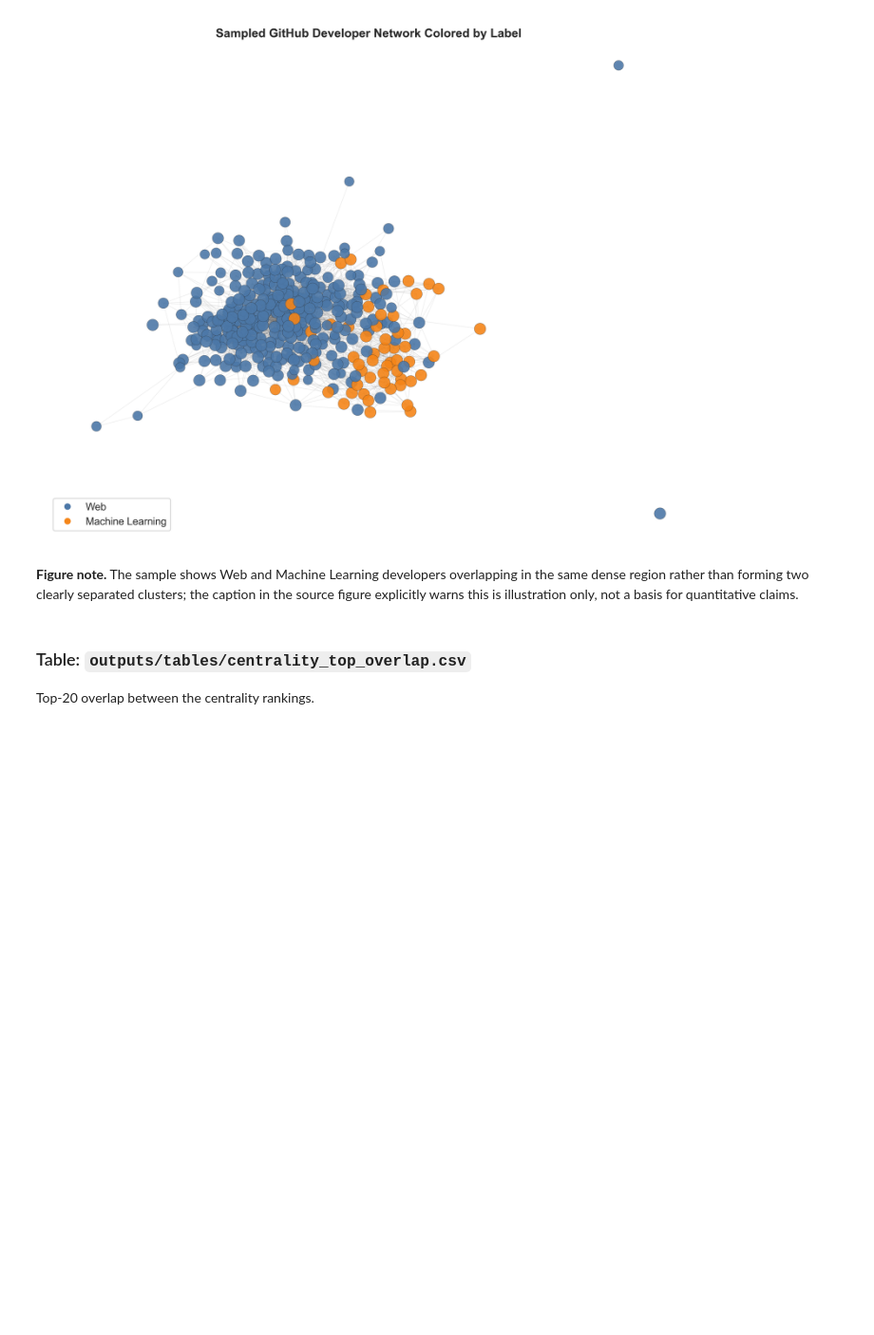
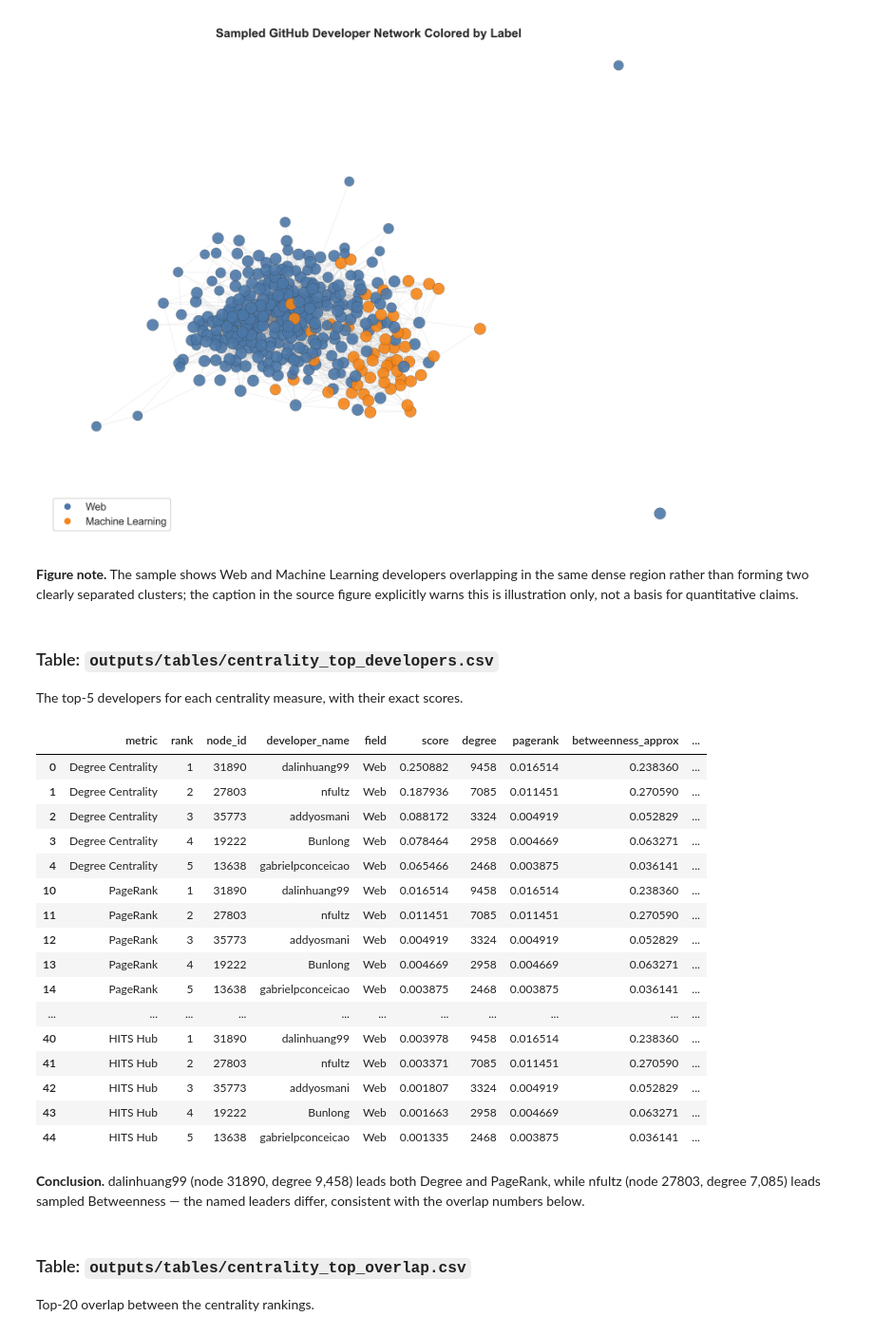
Before and after one commit to OfirAtias/github-social-network, a Jupyter notebook: notebooks/03_cleaning_eda_and_graph_statistics.ipynb, the cells around one changed output. Shown at 95% size. Saved outputs shown, nothing was run; the diff lists cells and outputs as text; code cells hidden in the pictures; blank space fills up the shorter version.

```diff
--- a/notebooks/03_cleaning_eda_and_graph_statistics.ipynb
+++ b/notebooks/03_cleaning_eda_and_graph_statistics.ipynb
@@ -837,6 +837,33 @@ display(Image(filename=str(ROOT / 'outputs/figures/sampled_network_by_label.png'
 [figure]
 # %% [markdown]
 **Figure note.** The sample shows Web and Machine Learning developers overlapping in the same dense region rather than forming two clearly separated clusters; the caption in the source figure explicitly warns this is illustration only, not a basis for quantitative claims.
+# %% [markdown]
+<h3>Table: <code>outputs/tables/centrality_top_developers.csv</code></h3>
+
+The top-5 developers for each centrality measure, with their exact scores.
+# %%
+centrality_top = pd.read_csv(ROOT / 'outputs/tables/centrality_top_developers.csv')
+display(centrality_top.groupby('metric', group_keys=False).head(5).round(6))
+# %% [output]
+|  | metric | rank | node_id | developer_name | field | score | degree | pagerank | betweenness_approx | ... |
+| 0 | Degree Centrality | 1 | 31890 | dalinhuang99 | Web | 0.250882 | 9458 | 0.016514 | 0.238360 | ... |
+| 1 | Degree Centrality | 2 | 27803 | nfultz | Web | 0.187936 | 7085 | 0.011451 | 0.270590 | ... |
+| 2 | Degree Centrality | 3 | 35773 | addyosmani | Web | 0.088172 | 3324 | 0.004919 | 0.052829 | ... |
+| 3 | Degree Centrality | 4 | 19222 | Bunlong | Web | 0.078464 | 2958 | 0.004669 | 0.063271 | ... |
+| 4 | Degree Centrality | 5 | 13638 | gabrielpconceicao | Web | 0.065466 | 2468 | 0.003875 | 0.036141 | ... |
+| 10 | PageRank | 1 | 31890 | dalinhuang99 | Web | 0.016514 | 9458 | 0.016514 | 0.238360 | ... |
+| 11 | PageRank | 2 | 27803 | nfultz | Web | 0.011451 | 7085 | 0.011451 | 0.270590 | ... |
+| 12 | PageRank | 3 | 35773 | addyosmani | Web | 0.004919 | 3324 | 0.004919 | 0.052829 | ... |
+| 13 | PageRank | 4 | 19222 | Bunlong | Web | 0.004669 | 2958 | 0.004669 | 0.063271 | ... |
+| 14 | PageRank | 5 | 13638 | gabrielpconceicao | Web | 0.003875 | 2468 | 0.003875 | 0.036141 | ... |
+| ... | ... | ... | ... | ... | ... | ... | ... | ... | ... | ... |
+| 40 | HITS Hub | 1 | 31890 | dalinhuang99 | Web | 0.003978 | 9458 | 0.016514 | 0.238360 | ... |
+| 41 | HITS Hub | 2 | 27803 | nfultz | Web | 0.003371 | 7085 | 0.011451 | 0.270590 | ... |
+| 42 | HITS Hub | 3 | 35773 | addyosmani | Web | 0.001807 | 3324 | 0.004919 | 0.052829 | ... |
+| 43 | HITS Hub | 4 | 19222 | Bunlong | Web | 0.001663 | 2958 | 0.004669 | 0.063271 | ... |
+| 44 | HITS Hub | 5 | 13638 | gabrielpconceicao | Web | 0.001335 | 2468 | 0.003875 | 0.036141 | ... |
+# %% [markdown]
+**Conclusion.** dalinhuang99 (node 31890, degree 9,458) leads both Degree and PageRank, while nfultz (node 27803, degree 7,085) leads sampled Betweenness — the named leaders differ, consistent with the overlap numbers below.
 # %% [markdown]
 <h3>Table: <code>outputs/tables/centrality_top_overlap.csv</code></h3>
 
```
Also changed, not shown: 4 other files.
